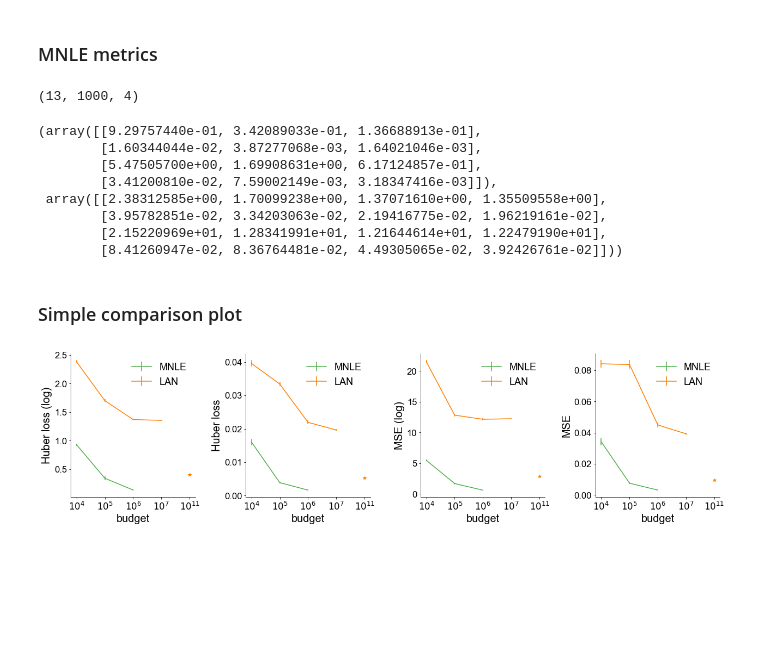
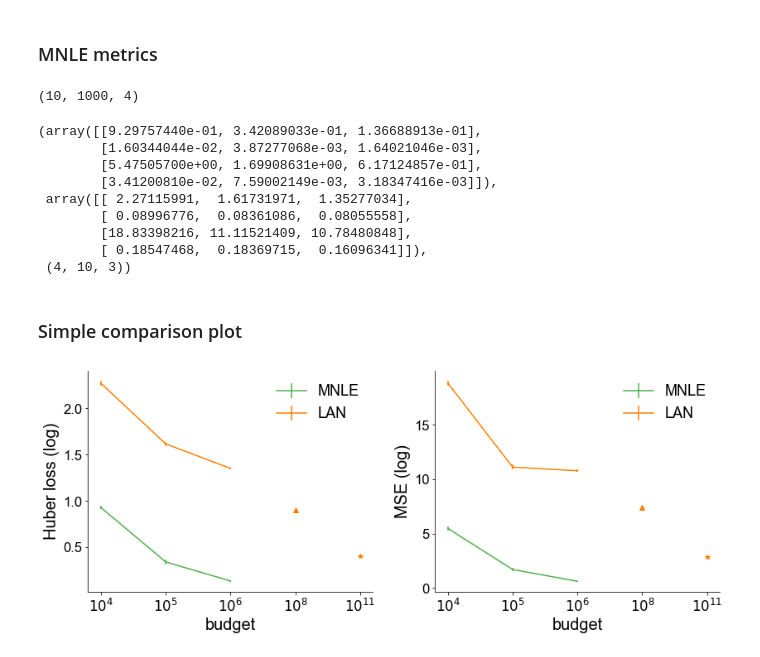
Before and after one commit to mackelab/mnle-for-ddms, a Jupyter notebook: notebooks/mnle-lan-comparison/compute_likelihood_metrics.ipynb, the cells around one changed output. Drawn from its saved outputs; the diff is of its cells as text; code cells hidden in the pictures; blank space fills up the shorter version.

Commit message:
update metric notebooks

```diff
--- a/notebooks/mnle-lan-comparison/compute_likelihood_metrics.ipynb
+++ b/notebooks/mnle-lan-comparison/compute_likelihood_metrics.ipynb
@@ -150,6 +150,10 @@ def score_mnle(path_to_model, num_observations, num_thetas_per_observation):
 
     return np.array(errors)
 
+from torch.distributions.transforms import AffineTransform
+# Transform scales param "a" by 0.5
+lan_transform = AffineTransform(torch.zeros(1, 4), torch.tensor([[1.0, 0.5, 1.0, 1.0]]))
+
 def lan_likelihood(theta, data, net):
     """Return log likelihood summed over all trials in data,
         given a batch of parameters theta.
@@ -172,16 +176,18 @@ def lan_likelihood(theta, data, net):
     assert rts.shape == torch.Size([num_trials, 1])
     theta = torch.tensor(theta, dtype=torch.float32)
     # Convert DDM boundary seperation to symmetric boundary size.
-    theta[:, 1] *= 0.5
+    theta_lan = theta
+    # lan_transform(theta)
 
     # Code down -1 up +1.
     cs = torch.ones_like(rts)
     cs[data < 0] *= -1
 
-    batch = torch.hstack((theta, rts.repeat(num_parameters, 1), cs.repeat(num_parameters, 1)))
+    batch = torch.hstack((theta_lan, rts.repeat(num_parameters, 1), cs.repeat(num_parameters, 1)))
 
     # Evaluate LAN on batch (as suggested in LANfactory README.)
-    return net(batch).squeeze()
+    logabsdet = lan_transform.log_abs_det_jacobian(theta_lan, theta)
+    return net(batch).squeeze() #+ logabsdet.sum(1)
 
 def score_lan(network_file_path, num_observations, num_thetas_per_observation):
 
@@ -304,15 +292,18 @@ with open(save_folder + "lan_likelihood_metrics_n10_5.p", "rb") as fh:
 with open(save_folder + "lan_likelihood_metrics_n10_6.p", "rb") as fh:
     results_1000k_lan, num_observations, num_thetas_per_observation, model_paths = pickle.load(fh).values()
 
+with open(save_folder + "lan_likelihood_metrics_n10_8_ours.p", "rb") as fh:
+    results_100000k_lan, num_observations, num_thetas_per_observation, model_paths = pickle.load(fh).values()
+
 with open(save_folder + "lan_likelihood_metrics_n10_7.p", "rb") as fh:
     results_10000k_lan, num_observations, num_thetas_per_observation, model_paths = pickle.load(fh).values()
 
 with open(save_folder + "lan_likelihood_metrics_n10_11.p", "rb") as fh:
     results_10_11_lan, num_observations, num_thetas_per_observation, model_paths = pickle.load(fh).values()
 # %%
-results_1000k.shape
+results_1000k_lan.shape
 # %% [output]
-(13, 1000, 4)
+(10, 1000, 4)
 # %%
 metrics = []
 metrics_lan = []
@@ -320,36 +311,42 @@ metrics_lan = []
 for ii in range(4):
     metrics.append(np.vstack((results_10k.mean(1)[:, ii], results_100k.mean(1)[:, ii], results_1000k.mean(1)[:10, ii])).T)
     metrics_lan.append(np.vstack((results_10k_lan.mean(1)[:, ii], results_100k_lan.mean(1)[:, ii],
-        results_1000k_lan.mean(1)[:, ii], results_10000k_lan.mean(1)[:, ii]
+        results_1000k_lan.mean(1)[:, ii], # results_10000k_lan.mean(1)[:, ii]
         )).T)
 
 metrics = np.array(metrics)
 metrics_lan = np.array(metrics_lan)
 # %%
-metrics.mean(1), metrics_lan.mean(1)
+metrics.mean(1), metrics_lan.mean(1), metrics.shape
 # %% [output]
 (array([[9.29757440e-01, 3.42089033e-01, 1.36688913e-01],
         [1.60344044e-02, 3.87277068e-03, 1.64021046e-03],
         [5.47505700e+00, 1.69908631e+00, 6.17124857e-01],
         [3.41200810e-02, 7.59002149e-03, 3.18347416e-03]]),
- array([[2.38312585e+00, 1.70099238e+00, 1.37071610e+00, 1.35509558e+00],
-        [3.95782851e-02, 3.34203063e-02, 2.19416775e-02, 1.96219161e-02],
-        [2.15220969e+01, 1.28341991e+01, 1.21644614e+01, 1.22479190e+01],
-        [8.41260947e-02, 8.36764481e-02, 4.49305065e-02, 3.92426761e-02]]))
+ array([[ 2.27115991,  1.61731971,  1.35277034],
+        [ 0.08996776,  0.08361086,  0.08055558],
+        [18.83398216, 11.11521409, 10.78480848],
+        [ 0.18547468,  0.18369715,  0.16096341]]),
+ (4, 10, 3))
 # %% [markdown]
 ### Simple comparison plot
 # %%
-fig, ax = plt.subplots(1, 4, figsize=(18, 5), sharex=True)
-labels = ["Huber loss (log)", "Huber loss", "MSE (log)", "MSE"]
-budgets = [r"$10^4$", r"$10^5$", r"$10^6$", r"$10^7$"]
+fig, ax = plt.subplots(1, 2, figsize=(12, 5), sharex=True)
+# labels = ["Huber loss (log)", "Huber loss", "MSE (log)", "MSE"]
+labels = ["Huber loss (log)", "MSE (log)"]
+budgets = [r"$10^4$", r"$10^5$", r"$10^6$"]
+axidx = 0
 for idx, m in enumerate(metrics):
-    plt.sca(ax[idx])
-    plt.errorbar(budgets[:-1], m.mean(0), m.std(0)/np.sqrt(m.shape[0]), label="MNLE", color=colors[2])
-    plt.errorbar(budgets, metrics_lan[idx].mean(0), metrics_lan[idx].std(0)/np.sqrt(metrics_lan[idx].shape[0]), label="LAN", color=colors[1])
-    plt.plot([r"$10^{11}$"], results_10_11_lan.mean(1).mean(0)[idx], color=colors[1], marker="*")
-    plt.ylabel(labels[idx])
-    plt.legend()
-    plt.xlabel("budget")
+    if idx in [0, 2]:
+        plt.sca(ax[axidx])
+        plt.errorbar(budgets, m.mean(0), m.std(0)/np.sqrt(m.shape[0]), label="MNLE", color=colors[2])
+        plt.errorbar(budgets, metrics_lan[idx].mean(0), metrics_lan[idx].std(0)/np.sqrt(metrics_lan[idx].shape[0]), label="LAN", color=colors[1])
+        plt.plot([r"$10^{8}$"], results_100000k_lan.mean(1).mean(0)[idx], color=colors[1], marker="^")
+        plt.plot([r"$10^{11}$"], results_10_11_lan.mean(1).mean(0)[idx], color=colors[1], marker="*")
+        plt.ylabel(labels[axidx])
+        plt.legend()
+        plt.xlabel("budget")
+        axidx += 1
 plt.tight_layout()
 # %% [output]
-[figure, old version]
+[figure, new version]
```
Also changed, not shown: parts of 1 cell of this notebook, 2 other files.
